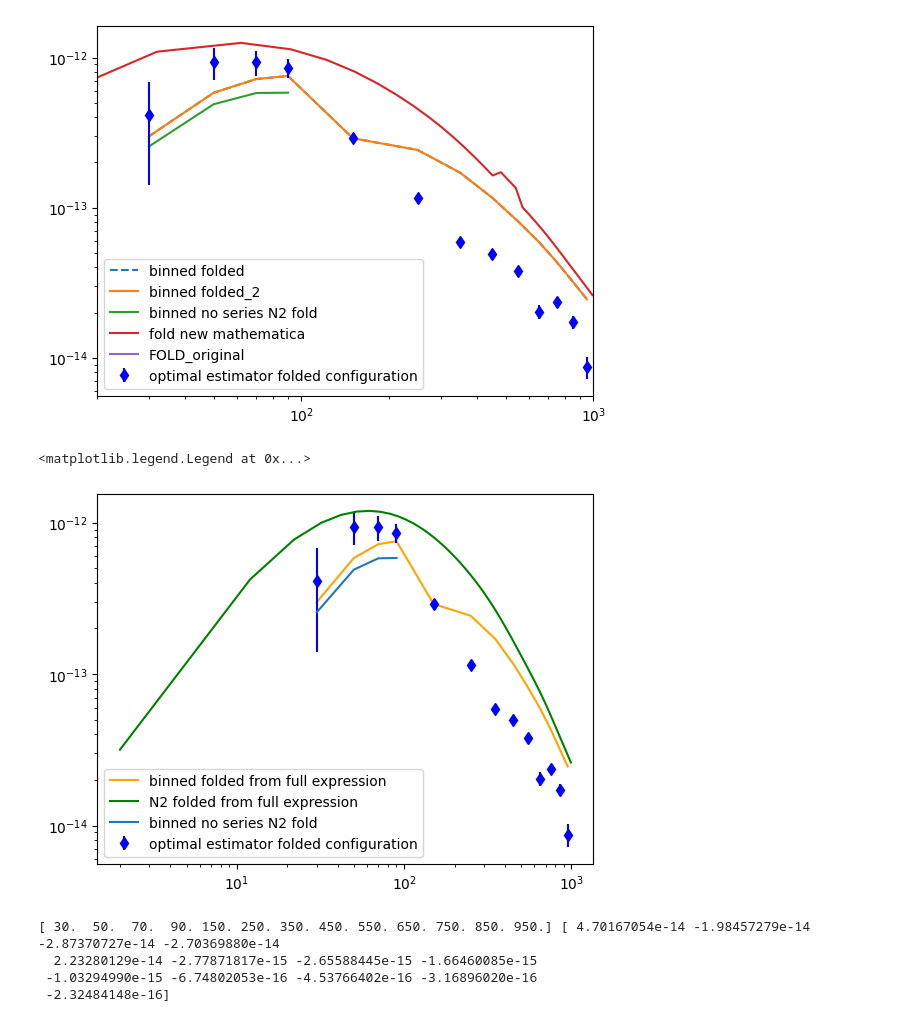
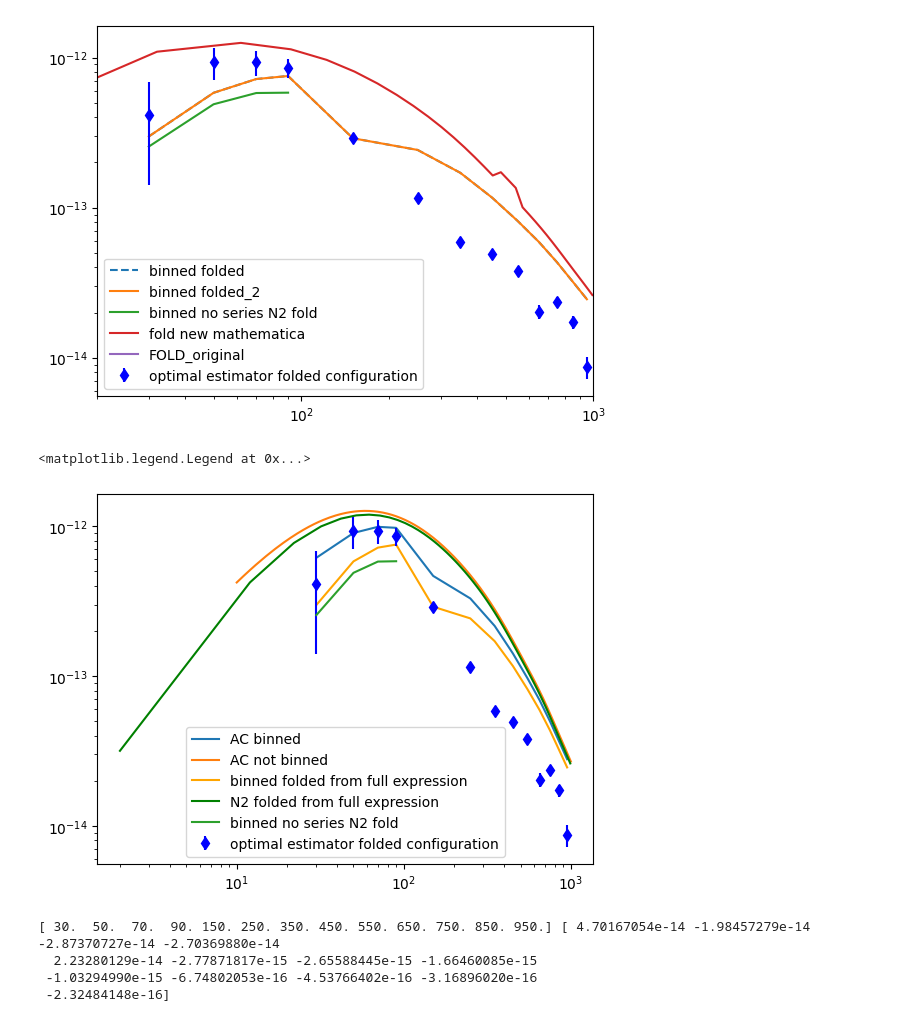
Before and after one commit to aleksandrbowkis/bispec_opt_est, a Jupyter notebook: N2_numerical/Binning_effects/Visualisation/N2_tests.ipynb, the cells around one changed output. Saved outputs shown, nothing was run; the diff lists cells and outputs as text; code cells hidden in the pictures.

```diff
--- a/N2_numerical/Binning_effects/Visualisation/N2_tests.ipynb
+++ b/N2_numerical/Binning_effects/Visualisation/N2_tests.ipynb
@@ -191,19 +191,29 @@ plt.legend()
 # %%
 # test full expression for folded configuration note the full_N2_series_integral.py script computes this for KAPPA
 L_newmath_full, N2_fold_newmath_full = np.loadtxt('/home/amb257/kappa_bispec/bispec_opt_est/N2_numerical/Binning_effects/outputs/foldN2_from_full_int.txt')
+
+#AC result
+L_mid_AC, Fold_AC = np.loadtxt("/home/amb257/kappa_bispec/bispec_opt_est/N2_numerical/Binning_effects/Visualisation/foldbispectrum_bin_10muKarcmin_lmaxT3000.txt", unpack = True)
 #Lfac_bin_fold = 1/8 * (L_test_fold*(L_test_fold+1)) * (L_test_fold/2*(L_test_fold/2+1))**2
+L_AC_notbinned,_, Fold_AC_notbinned, _, _ = np.loadtxt("/home/amb257/kappa_bispec/bispec_opt_est/N2_numerical/Binning_effects/Visualisation/foldbispectrum_nobin_10muKarcmin_lmaxT3000.txt", unpack = True)
+plt.loglog(L_mid_AC, -1*Fold_AC, label = 'AC binned')
+plt.loglog(L_AC_notbinned, -1*Fold_AC_notbinned, label = 'AC not binned')
+
 plt.loglog(bin_mid_fld, binning_test_fld, color = 'orange', label = 'binned folded from full expression')
 #plt.loglog(L_test_fold, N2_fold_full_test, label = 'test fold from full expression')
 plt.loglog(L_newmath_full, N2_fold_newmath_full, color = 'green', label = 'N2 folded from full expression')
 plt.errorbar(L_opt_fold, -1*opt_est_fold, yerr = err_fold, fmt='bd', label = 'optimal estimator folded configuration')
+#plt.loglog(L_newmathematica, 1/8*Lfac_mathematica * fold_N2_newmathematica, label='fold new mathematica')
+
 #plt.loglog(L_newmathematica, 1/8*Lfac_mathematica * fold_N2_newmathematica, label='N2 folded direct calculation')
 plt.loglog(L_noseries, N2_noseries, label = 'binned no series N2 fold')
 
+
 plt.legend()
 # Perhaps the series expansion stops being valid beyond L=200? Maybe there are other terms that partially cancel the dominant term?
 # %% [output]
 <matplotlib.legend.Legend at 0x...>
-[figure, old version]
+[figure, new version]
 # %%
 bin_mid_eq, binning_eq = np.load('/home/amb257/kappa_bispec/bispec_opt_est/N2_numerical/Binning_effects/outputs/binned_equilateral.npy')
 bin_mid_eq_2, binning_eq_2 = np.load('/home/amb257/kappa_bispec/bispec_opt_est/N2_numerical/Binning_effects/outputs/binned_equilateral_2.npy')
```
Also changed, not shown: parts of 2 cells of this notebook, 8 other files.
